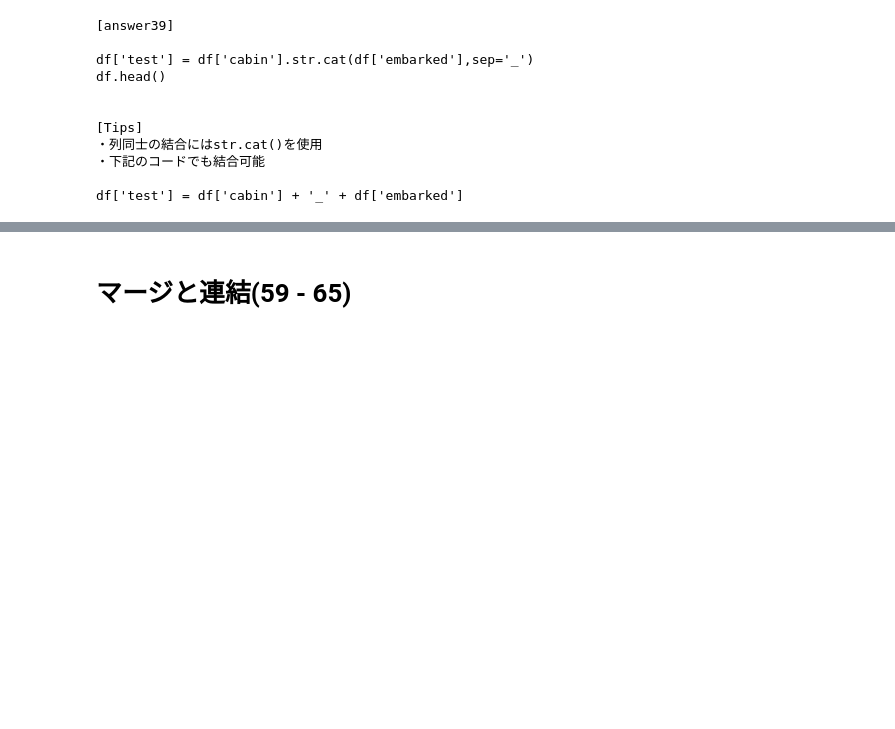
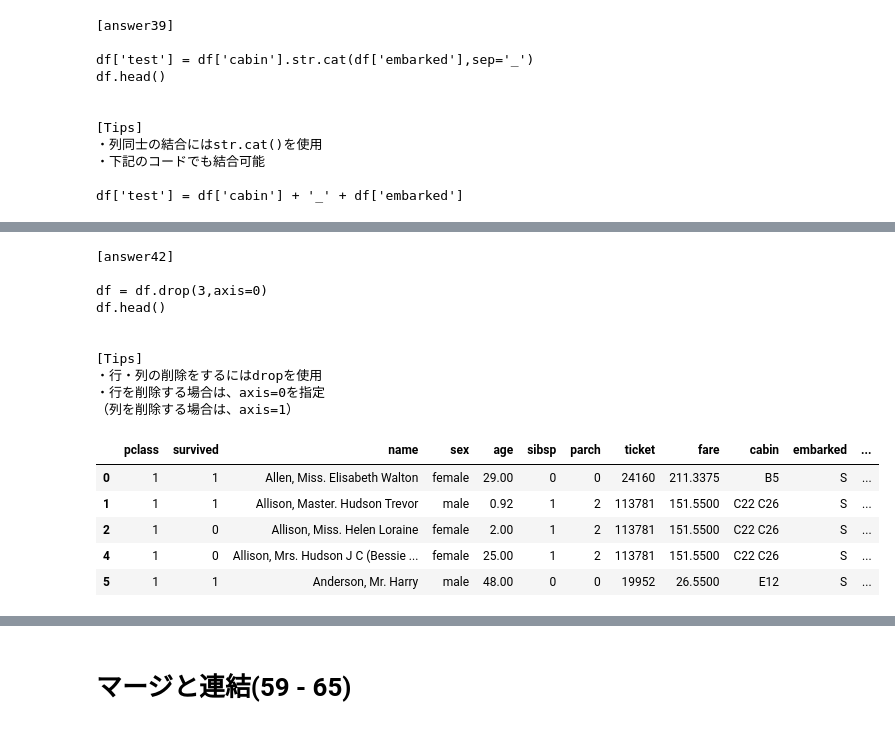
Before and after one commit to yanagswk/Python, a Jupyter notebook: Python/pandas/pandas_100_knocks_v1.0.2/notebook/01_Pandas_100_Knocks_for_Begginer_v1.0.2.ipynb, the cells around one changed output, grey strips where cells are left out. Drawn from its saved outputs; the diff is of its cells as text; code cells hidden in the pictures; blank space fills up the shorter version.

```diff
--- a/Python/pandas/pandas_100_knocks_v1.0.2/notebook/01_Pandas_100_Knocks_for_Begginer_v1.0.2.ipynb
+++ b/Python/pandas/pandas_100_knocks_v1.0.2/notebook/01_Pandas_100_Knocks_for_Begginer_v1.0.2.ipynb
@@ -1059,8 +1072,29 @@ df = initialize1() #初期化
 # %%
 # 【42】
 # dfからインデックス名「3」の行を削除し、最初の5行を表示
-#print(ans[42]) #回答表示
+print(ans[42]) #回答表示
 df = initialize1() #初期化
+
+df = df.drop(3, axis=0)
+
+df.head()
+# %% [output]
+[answer42]
+
+df = df.drop(3,axis=0)
+df.head()
+
+
+[Tips]
+・行・列の削除をするにはdropを使用
+・行を削除する場合は、axis=0を指定
+（列を削除する場合は、axis=1）
+|  | pclass | survived | name | sex | age | sibsp | parch | ticket | fare | cabin | embarked | ... |
+| 0 | 1 | 1 | Allen, Miss. Elisabeth Walton | female | 29.00 | 0 | 0 | 24160 | 211.3375 | B5 | S | ... |
+| 1 | 1 | 1 | Allison, Master. Hudson Trevor | male | 0.92 | 1 | 2 | 113781 | 151.5500 | C22 C26 | S | ... |
+| 2 | 1 | 0 | Allison, Miss. Helen Loraine | female | 2.00 | 1 | 2 | 113781 | 151.5500 | C22 C26 | S | ... |
+| 4 | 1 | 0 | Allison, Mrs. Hudson J C (Bessie ... | female | 25.00 | 1 | 2 | 113781 | 151.5500 | C22 C26 | S | ... |
+| 5 | 1 | 1 | Anderson, Mr. Harry | male | 48.00 | 0 | 0 | 19952 | 26.5500 | E12 | S | ... |
 # %%
 # 【43】
 # df2の列名を'name', 'class', 'Biology', 'Physics', 'Chemistry'に変更
```
Also changed, not shown: parts of 3 cells of this notebook.
